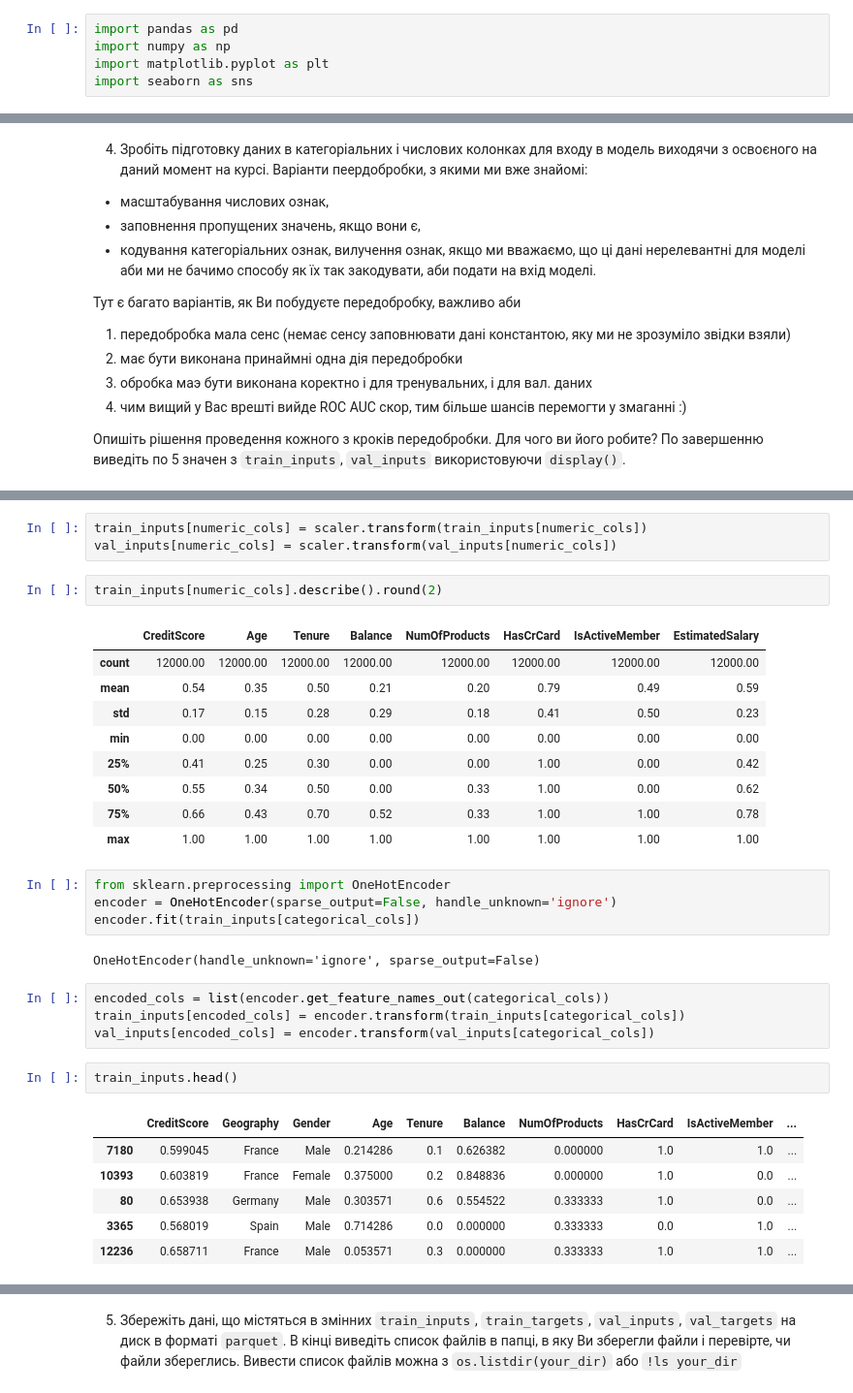
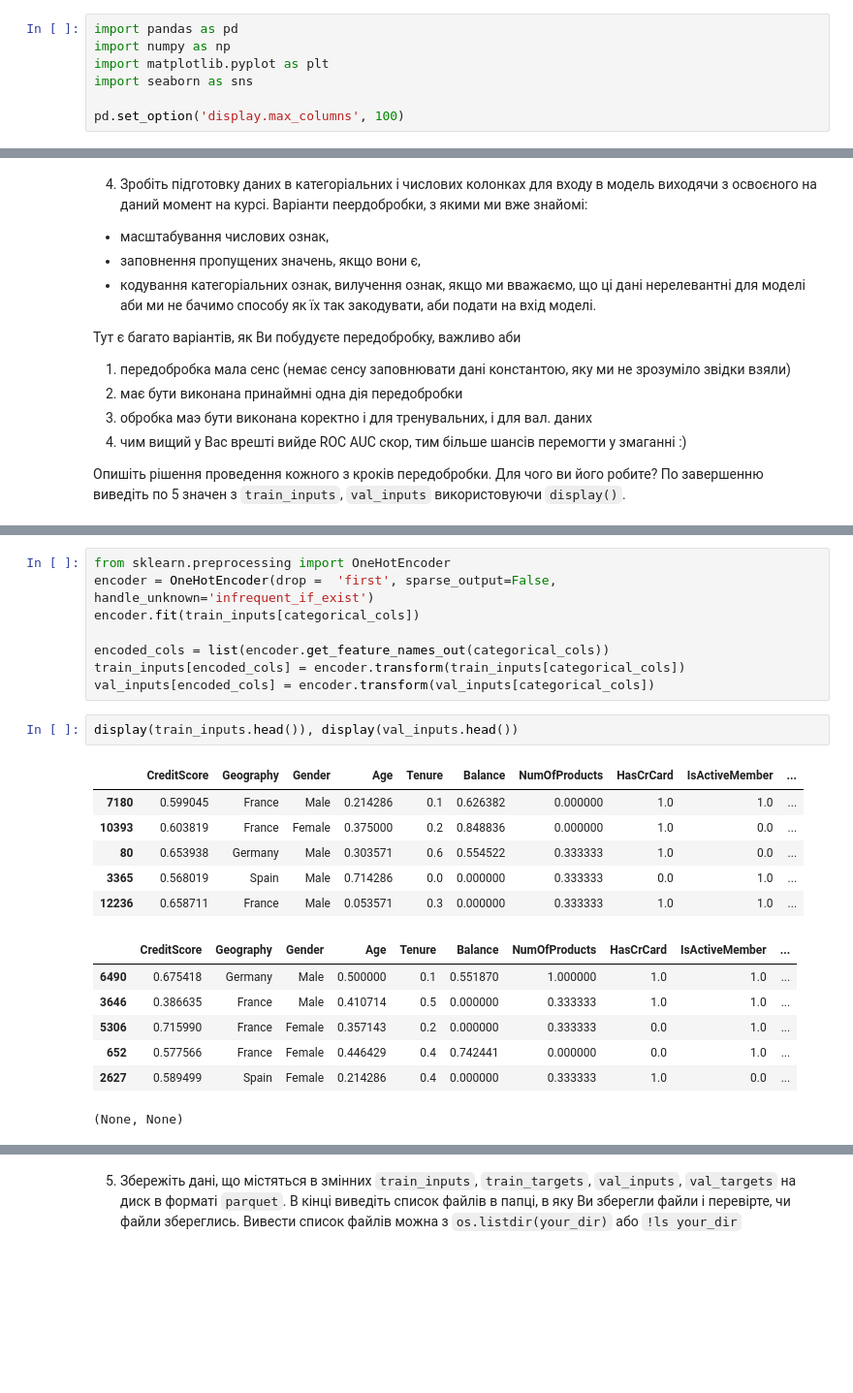
Before and after one commit to Alenushka2013/ML_for_people_tasks, a Jupyter notebook: HW_2_2_2_Logistic_regression_with_scikit_learn.ipynb, the cells around one changed output, grey strips where cells are left out. Shown at 97% size. Cells and saved outputs as stored; diff of their text form; blank space fills up the shorter version.

```diff
--- a/HW_2_2_2_Logistic_regression_with_scikit_learn.ipynb
+++ b/HW_2_2_2_Logistic_regression_with_scikit_learn.ipynb
@@ -50,5 +41,7 @@ import pandas as pd
 import numpy as np
 import matplotlib.pyplot as plt
 import seaborn as sns
+
+pd.set_option('display.max_columns', 100)
 # %%
 df_train = pd.read_csv('/content/bank-customer-churn-prediction-dlu-course-c-3/train.csv')
@@ -204,34 +147,24 @@ MinMaxScaler()
-# %%
-train_inputs[numeric_cols] = scaler.transform(train_inputs[numeric_cols])
-val_inputs[numeric_cols] = scaler.transform(val_inputs[numeric_cols])
-# %%
-train_inputs[numeric_cols].describe().round(2)
-# %% [output]
-|  | CreditScore | Age | Tenure | Balance | NumOfProducts | HasCrCard | IsActiveMember | EstimatedSalary |
-| count | 12000.00 | 12000.00 | 12000.00 | 12000.00 | 12000.00 | 12000.00 | 12000.00 | 12000.00 |
-| mean | 0.54 | 0.35 | 0.50 | 0.21 | 0.20 | 0.79 | 0.49 | 0.59 |
-| std | 0.17 | 0.15 | 0.28 | 0.29 | 0.18 | 0.41 | 0.50 | 0.23 |
-| min | 0.00 | 0.00 | 0.00 | 0.00 | 0.00 | 0.00 | 0.00 | 0.00 |
-| 25% | 0.41 | 0.25 | 0.30 | 0.00 | 0.00 | 1.00 | 0.00 | 0.42 |
-| 50% | 0.55 | 0.34 | 0.50 | 0.00 | 0.33 | 1.00 | 0.00 | 0.62 |
-| 75% | 0.66 | 0.43 | 0.70 | 0.52 | 0.33 | 1.00 | 1.00 | 0.78 |
-| max | 1.00 | 1.00 | 1.00 | 1.00 | 1.00 | 1.00 | 1.00 | 1.00 |
 # %%
 from sklearn.preprocessing import OneHotEncoder
-encoder = OneHotEncoder(sparse_output=False, handle_unknown='ignore')
+encoder = OneHotEncoder(drop =  'first', sparse_output=False, handle_unknown='infrequent_if_exist')
 encoder.fit(train_inputs[categorical_cols])
+
+encoded_cols = list(encoder.get_feature_names_out(categorical_cols))
+train_inputs[encoded_cols] = encoder.transform(train_inputs[categorical_cols])
+val_inputs[encoded_cols] = encoder.transform(val_inputs[categorical_cols])
-# %% [output]
-OneHotEncoder(handle_unknown='ignore', sparse_output=False)
-# %%
-encoded_cols = list(encoder.get_feature_names_out(categorical_cols))
-train_inputs[encoded_cols] = encoder.transform(train_inputs[categorical_cols])
-val_inputs[encoded_cols] = encoder.transform(val_inputs[categorical_cols])
-# %%
-train_inputs.head()
-# %% [output]
-|  | CreditScore | Geography | Gender | Age | Tenure | Balance | NumOfProducts | HasCrCard | IsActiveMember | ... |
-| 7180 | 0.599045 | France | Male | 0.214286 | 0.1 | 0.626382 | 0.000000 | 1.0 | 1.0 | ... |
-| 10393 | 0.603819 | France | Female | 0.375000 | 0.2 | 0.848836 | 0.000000 | 1.0 | 0.0 | ... |
-| 80 | 0.653938 | Germany | Male | 0.303571 | 0.6 | 0.554522 | 0.333333 | 1.0 | 0.0 | ... |
-| 3365 | 0.568019 | Spain | Male | 0.714286 | 0.0 | 0.000000 | 0.333333 | 0.0 | 1.0 | ... |
-| 12236 | 0.658711 | France | Male | 0.053571 | 0.3 | 0.000000 | 0.333333 | 1.0 | 1.0 | ... |
+# %%
+display(train_inputs.head()), display(val_inputs.head())
+# %% [output]
+|  | CreditScore | Geography | Gender | Age | Tenure | Balance | NumOfProducts | HasCrCard | IsActiveMember | ... |
+| 7180 | 0.599045 | France | Male | 0.214286 | 0.1 | 0.626382 | 0.000000 | 1.0 | 1.0 | ... |
+| 10393 | 0.603819 | France | Female | 0.375000 | 0.2 | 0.848836 | 0.000000 | 1.0 | 0.0 | ... |
+| 80 | 0.653938 | Germany | Male | 0.303571 | 0.6 | 0.554522 | 0.333333 | 1.0 | 0.0 | ... |
+| 3365 | 0.568019 | Spain | Male | 0.714286 | 0.0 | 0.000000 | 0.333333 | 0.0 | 1.0 | ... |
+| 12236 | 0.658711 | France | Male | 0.053571 | 0.3 | 0.000000 | 0.333333 | 1.0 | 1.0 | ... |
+|  | CreditScore | Geography | Gender | Age | Tenure | Balance | NumOfProducts | HasCrCard | IsActiveMember | ... |
+| 6490 | 0.675418 | Germany | Male | 0.500000 | 0.1 | 0.551870 | 1.000000 | 1.0 | 1.0 | ... |
+| 3646 | 0.386635 | France | Male | 0.410714 | 0.5 | 0.000000 | 0.333333 | 1.0 | 1.0 | ... |
+| 5306 | 0.715990 | France | Female | 0.357143 | 0.2 | 0.000000 | 0.333333 | 0.0 | 1.0 | ... |
+| 652 | 0.577566 | France | Female | 0.446429 | 0.4 | 0.742441 | 0.000000 | 0.0 | 1.0 | ... |
+| 2627 | 0.589499 | Spain | Female | 0.214286 | 0.4 | 0.000000 | 0.333333 | 1.0 | 0.0 | ... |
+(None, None)
```
Also changed, not shown: parts of 51 cells of this notebook.
